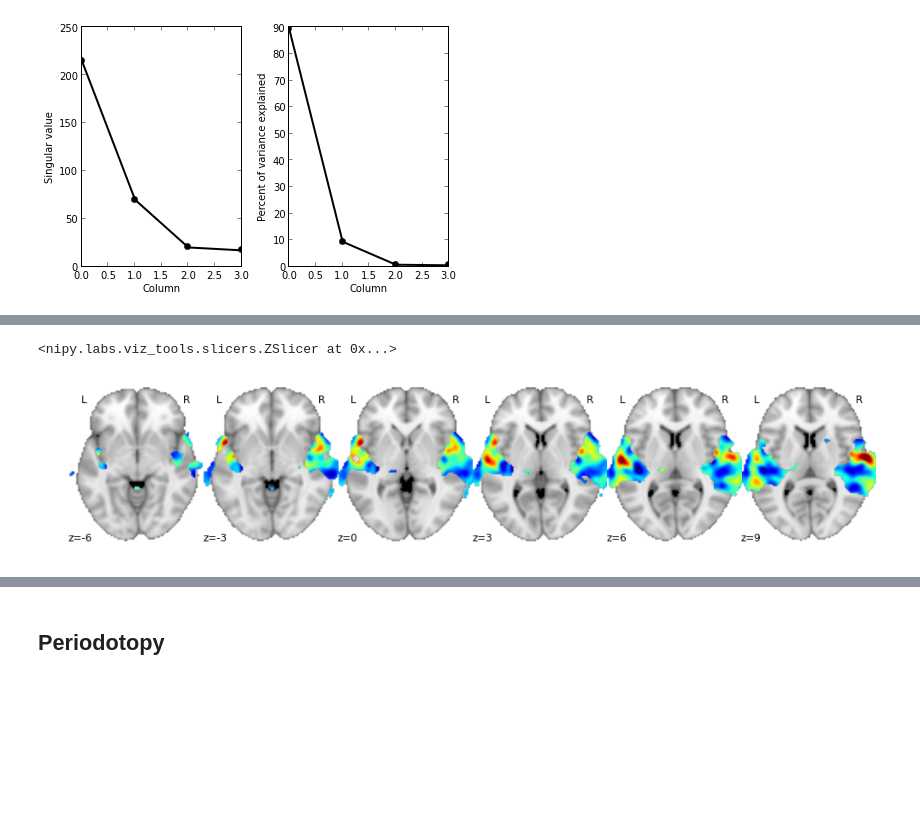
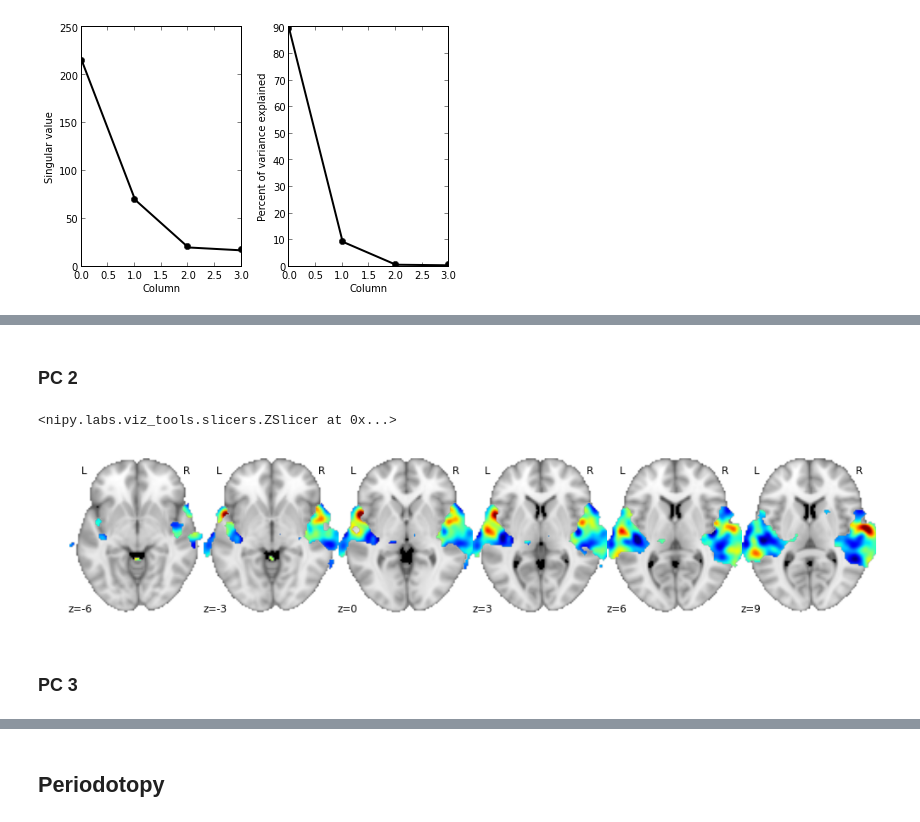
Before and after one commit to Crisly/fMRI, a Jupyter notebook: Tonotopy.ipynb, the cells around one changed output, grey strips where cells are left out. Saved outputs shown, nothing was run; the diff lists cells and outputs as text; code cells hidden in the pictures; blank space fills up the shorter version.

```diff
--- a/Tonotopy.ipynb
+++ b/Tonotopy.ipynb
@@ -219,0 +238,39 @@ f.tight_layout();
+# %%
+print results.Wt.shape
+print results.Y.shape
+
+img_pca = np.zeros(data.shape)
+# offset of 3
+tonotopic_map = 3 + results.Y[:,1]+results.Y[:,2]+results.Y[:,3]
+img_pca[mask] = tonotopic_map
+fname_out = op.join(resdir,'pc2+3+4.nii.gz')
+img_out = nibabel.Nifti1Image(img_pca, affine)
+nibabel.save(img_out, fname_out)
+
+pc1 = results.Y[:,0]
+img_pc1 = np.zeros(data.shape)
+img_pc1[mask] = pc1
+fname_out = op.join(resdir,'pc1.nii.gz')
+img_out = nibabel.Nifti1Image(img_pc1, affine)
+nibabel.save(img_out, fname_out)
+
+pc2 = 3 + results.Y[:,1] # offset of 3 due to negative values: visualisation only
+img_pc2 = np.zeros(data.shape)
+img_pc2[mask] = pc2
+fname_out = op.join(resdir,'pc2.nii.gz')
+img_out = nibabel.Nifti1Image(img_pc2, affine)
+nibabel.save(img_out, fname_out)
+
+pc3 = 3 + results.Y[:,2] # offset of 3 due to negative values: visualisation only
+img_pc3 = np.zeros(data.shape)
+img_pc3[mask] = pc3
+fname_out = op.join(resdir,'pc3.nii.gz')
+img_out = nibabel.Nifti1Image(img_pc3, affine)
+nibabel.save(img_out, fname_out)
+
+pc4 = 4 + results.Y[:,3] # offset of 3 due to negative values: visualisation only
+img_pc4 = np.zeros(data.shape)
+img_pc4[mask] = pc4
+fname_out = op.join(resdir,'pc4.nii.gz')
+img_out = nibabel.Nifti1Image(img_pc4, affine)
+nibabel.save(img_out, fname_out)
@@ -220,5 +300,9 @@ f.tight_layout();
+# %% [markdown]
+### PC 2
 # %%
-plot_map(img_pca,affine,threshold=0.001,figure=6,slicer='z',cut_coords=z_range, vmin=0.75, vmax=4.25,cmap=plt.cm.jet_r)
+plot_map(img_pc2,affine,threshold=0.001,figure=6,slicer='z',cut_coords=z_range, vmin=0.75, vmax=4.25,cmap=plt.cm.jet_r)
 # %% [output]
 <nipy.labs.viz_tools.slicers.ZSlicer at 0x...>
-[figure, old version]
+[figure, new version]
+# %% [markdown]
+### PC 3
```
Also changed, not shown: parts of 42 cells of this notebook.
